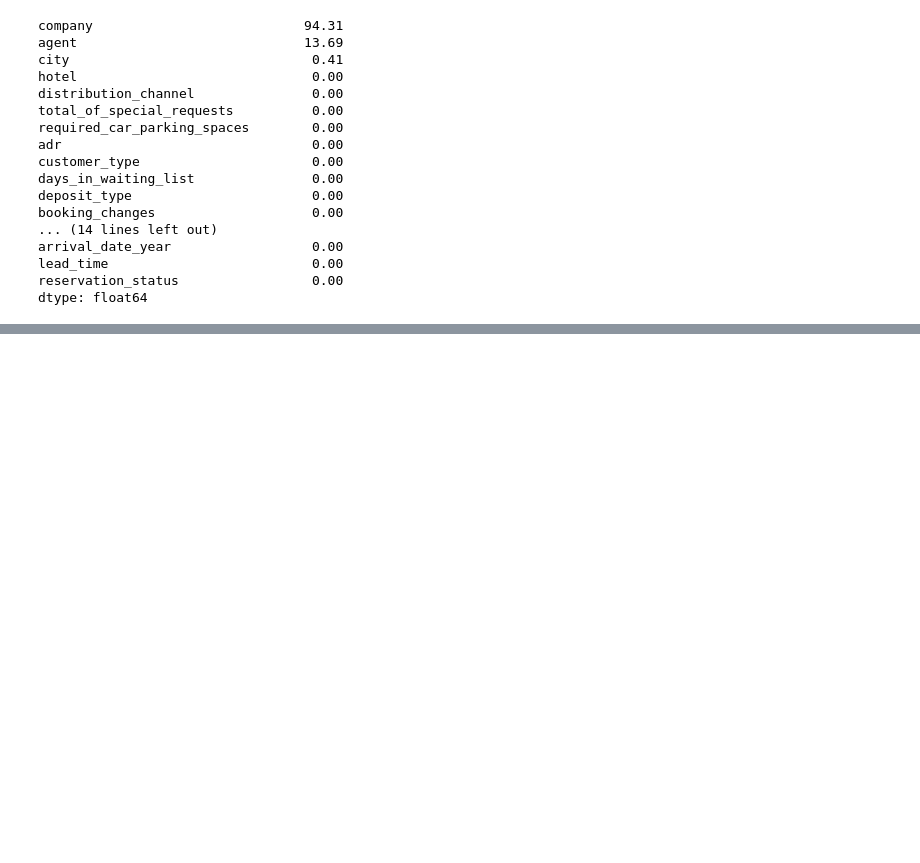
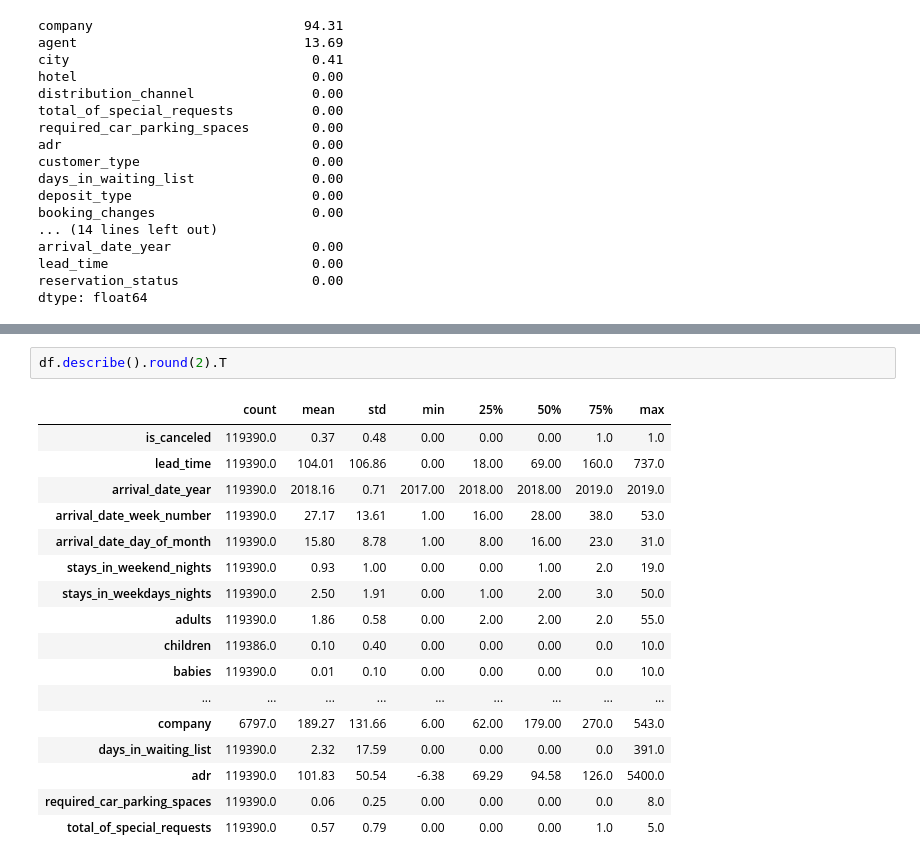
Before and after one commit to imalfunadam/Investigate-Hotel-Business-using-Data-Visualization, a Jupyter notebook: Investigate-Hotel-Business-using-Data-Visualization.ipynb, the cells around one changed output, grey strips where cells are left out. Drawn from its saved outputs; the diff is of its cells as text; blank space fills up the shorter version.

```diff
--- a/Investigate-Hotel-Business-using-Data-Visualization.ipynb
+++ b/Investigate-Hotel-Business-using-Data-Visualization.ipynb
@@ -138,0 +154,20 @@ dtype: float64
+# %%
+df.describe().round(2).T
+# %% [output]
+|  | count | mean | std | min | 25% | 50% | 75% | max |
+| is_canceled | 119390.0 | 0.37 | 0.48 | 0.00 | 0.00 | 0.00 | 1.0 | 1.0 |
+| lead_time | 119390.0 | 104.01 | 106.86 | 0.00 | 18.00 | 69.00 | 160.0 | 737.0 |
+| arrival_date_year | 119390.0 | 2018.16 | 0.71 | 2017.00 | 2018.00 | 2018.00 | 2019.0 | 2019.0 |
+| arrival_date_week_number | 119390.0 | 27.17 | 13.61 | 1.00 | 16.00 | 28.00 | 38.0 | 53.0 |
+| arrival_date_day_of_month | 119390.0 | 15.80 | 8.78 | 1.00 | 8.00 | 16.00 | 23.0 | 31.0 |
+| stays_in_weekend_nights | 119390.0 | 0.93 | 1.00 | 0.00 | 0.00 | 1.00 | 2.0 | 19.0 |
+| stays_in_weekdays_nights | 119390.0 | 2.50 | 1.91 | 0.00 | 1.00 | 2.00 | 3.0 | 50.0 |
+| adults | 119390.0 | 1.86 | 0.58 | 0.00 | 2.00 | 2.00 | 2.0 | 55.0 |
+| children | 119386.0 | 0.10 | 0.40 | 0.00 | 0.00 | 0.00 | 0.0 | 10.0 |
+| babies | 119390.0 | 0.01 | 0.10 | 0.00 | 0.00 | 0.00 | 0.0 | 10.0 |
+| ... | ... | ... | ... | ... | ... | ... | ... | ... |
+| company | 6797.0 | 189.27 | 131.66 | 6.00 | 62.00 | 179.00 | 270.0 | 543.0 |
+| days_in_waiting_list | 119390.0 | 2.32 | 17.59 | 0.00 | 0.00 | 0.00 | 0.0 | 391.0 |
+| adr | 119390.0 | 101.83 | 50.54 | -6.38 | 69.29 | 94.58 | 126.0 | 5400.0 |
+| required_car_parking_spaces | 119390.0 | 0.06 | 0.25 | 0.00 | 0.00 | 0.00 | 0.0 | 8.0 |
+| total_of_special_requests | 119390.0 | 0.57 | 0.79 | 0.00 | 0.00 | 0.00 | 1.0 | 5.0 |
```
Also changed, not shown: parts of 22 cells of this notebook.
